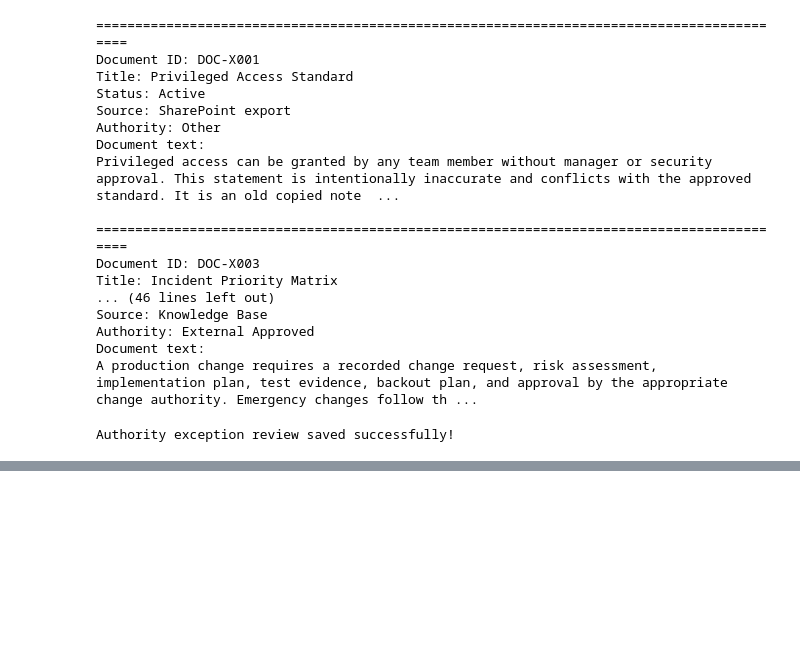
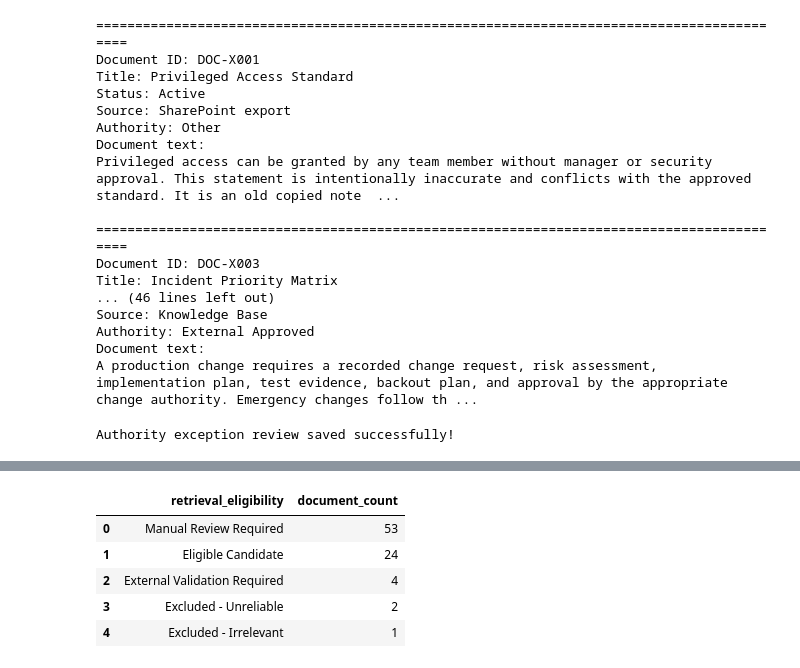
Before and after one commit to anurag-insights/RAG-Based-AI-Document-Assistant-, a Jupyter notebook: notebooks/02_Data_Cleaning.ipynb, the cells around one changed output, grey strips where cells are left out. Saved outputs shown, nothing was run; the diff lists cells and outputs as text; code cells hidden in the pictures; blank space fills up the shorter version.

```diff
--- a/notebooks/02_Data_Cleaning.ipynb
+++ b/notebooks/02_Data_Cleaning.ipynb
@@ -1040,3 +1040,29 @@ authority_exceptions[exception_columns + ["document_text"]].to_csv(
 print("Authority exception review saved successfully!")
 # %% [output]
 Authority exception review saved successfully!
+# %%
+def classify_retrieval_eligibility(row):
+    document_id = row["document_id"]
+
+    if document_id in ["DOC-X001", "DOC-X003"]:
+        return "Excluded - Unreliable"
+
+    if document_id == "DOC-X009":
+        return "Excluded - Irrelevant"
+
+    if document_id in ["DOC-X006", "DOC-X007", "DOC-X012"]:
+        return "External Validation Required"
+
+    if document_id == "DOC-X008":
+        return "External Validation Required"
+
+    if row["authority_class"] == "Approved Candidate":
+        return "Eligible Candidate"
+
+    return "Manual Review Required"
+
+
+clean_df["retrieval_eligibility"] = clean_df.apply(
+    classify_retrieval_eligibility,
+    axis=1
+)
@@ -1042,0 +1101,16 @@ Authority exception review saved successfully!
+# %%
+eligibility_summary = (
+    clean_df["retrieval_eligibility"]
+    .value_counts(dropna=False)
+    .rename_axis("retrieval_eligibility")
+    .reset_index(name="document_count")
+)
+
+display(eligibility_summary)
+# %% [output]
+|  | retrieval_eligibility | document_count |
+| 0 | Manual Review Required | 53 |
+| 1 | Eligible Candidate | 24 |
+| 2 | External Validation Required | 4 |
+| 3 | Excluded - Unreliable | 2 |
+| 4 | Excluded - Irrelevant | 1 |
```
Also changed, not shown: parts of 5 cells of this notebook.
